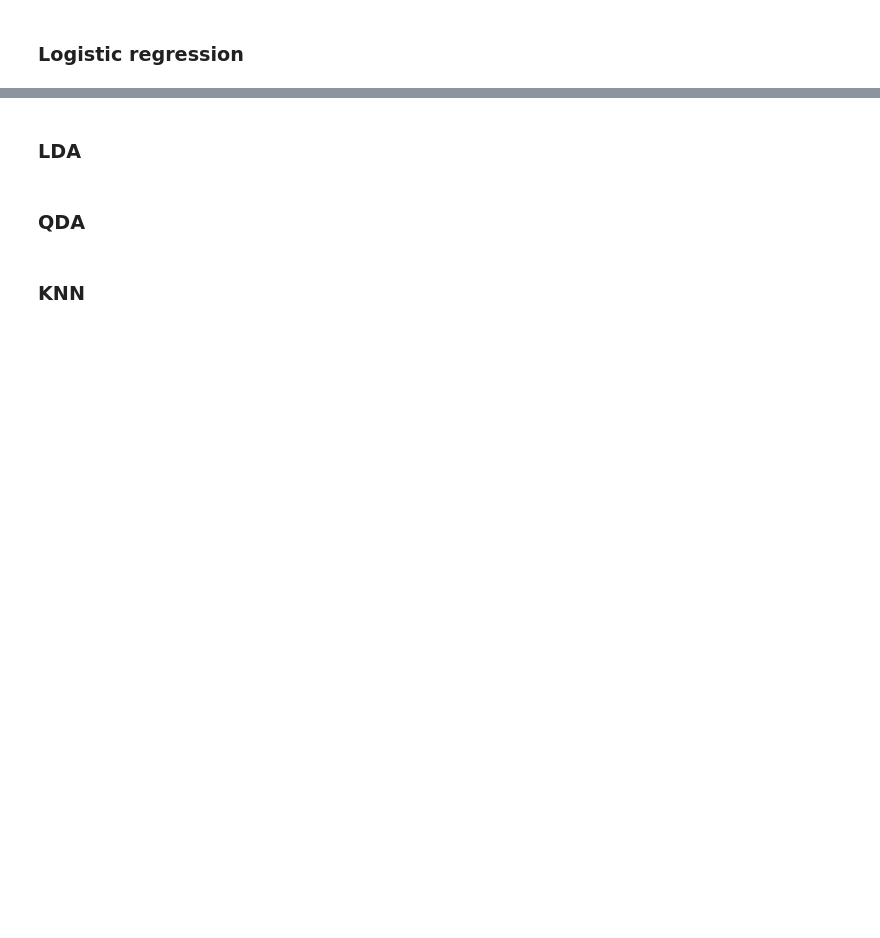
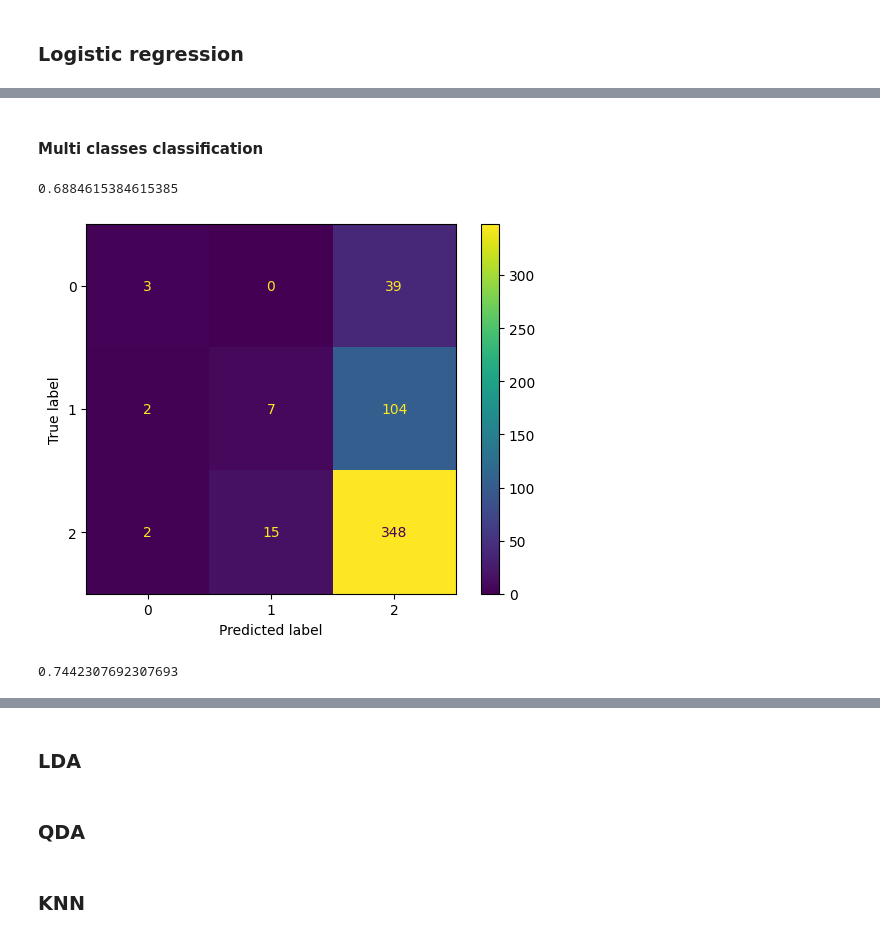
Before and after one commit to ngocmphan/survival_rate_montreal_businesses, a Jupyter notebook: survival_rate_montreal_businesses.ipynb, the cells around one changed output, grey strips where cells are left out. Cells and saved outputs as stored; diff of their text form; code cells hidden in the pictures; blank space fills up the shorter version.

Commit message:
Added mutli-class classification Logistic Reg

```diff
--- a/survival_rate_montreal_businesses.ipynb
+++ b/survival_rate_montreal_businesses.ipynb
@@ -478,0 +481,20 @@ loc_target_encoded -0.5078916896413992
+# %% [markdown]
+#### Multi classes classification
+# %%
+# Fit model: Multi classification location not included
+multi_log_reg = LogisticRegression().fit(x_train, y_train)
+# %%
+# Results: Multi classification location not included
+multi_y_pred = multi_log_reg.predict(x_test)
+multi_y_prob = multi_log_reg.predict_proba(x_test)
+# %%
+# Result evaluation: Multi classification location not included
+multi_log_reg.score(x_test, y_test)
+# %% [output]
+0.6884615384615385
+# %%
+# Result evalution: location not included
+cm_multi = confusion_matrix(y_test, multi_y_pred)
+cm_display_multi = ConfusionMatrixDisplay(cm_multi).plot()
+# %% [output]
+[figure, added]
@@ -478,0 +508,5 @@ loc_target_encoded -0.5078916896413992
+# %%
+# Results evaluation: Location included
+multi_log_reg_loc.score(x_test_loc, y_test_loc)
+# %% [output]
+0.7442307692307693
```
Also changed, not shown: parts of 21 cells of this notebook.
